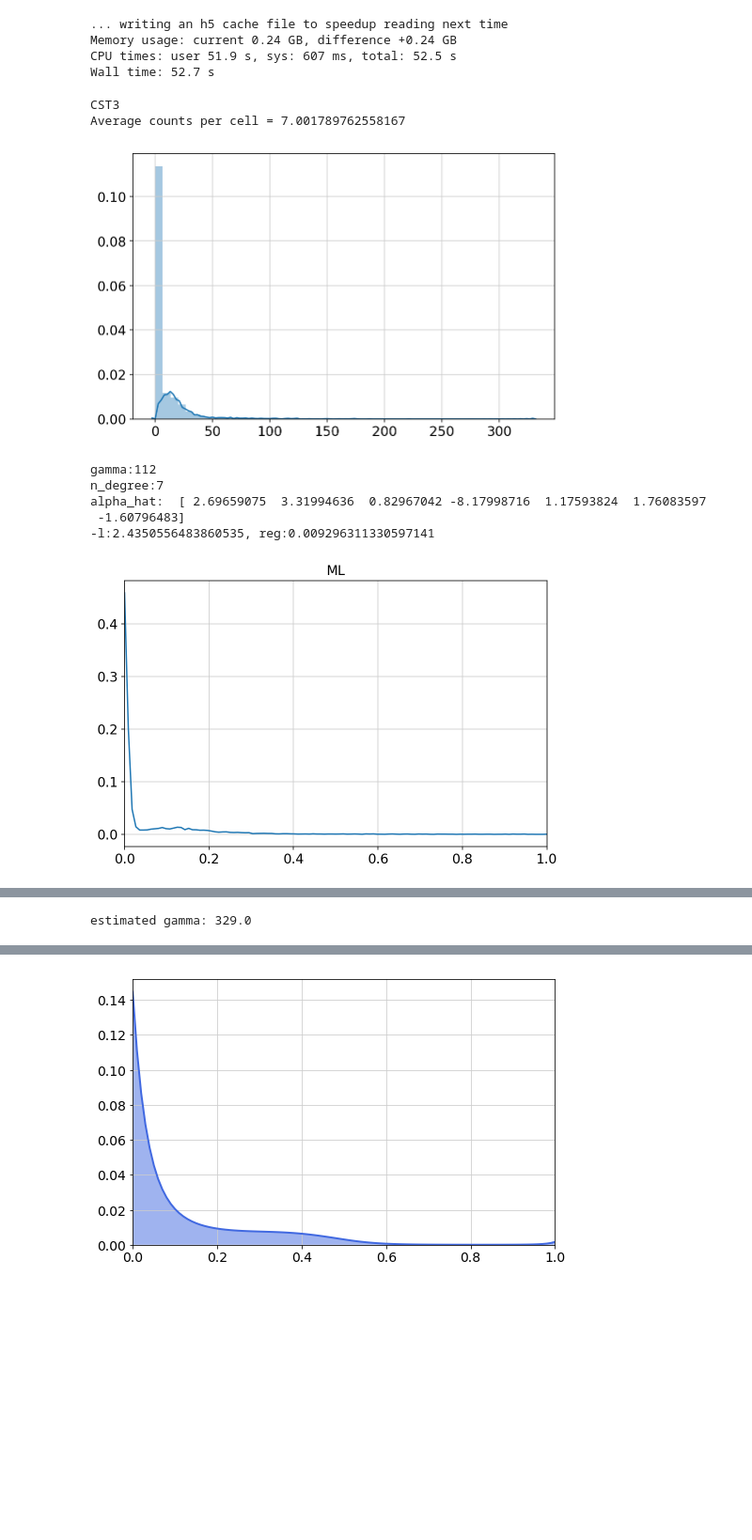
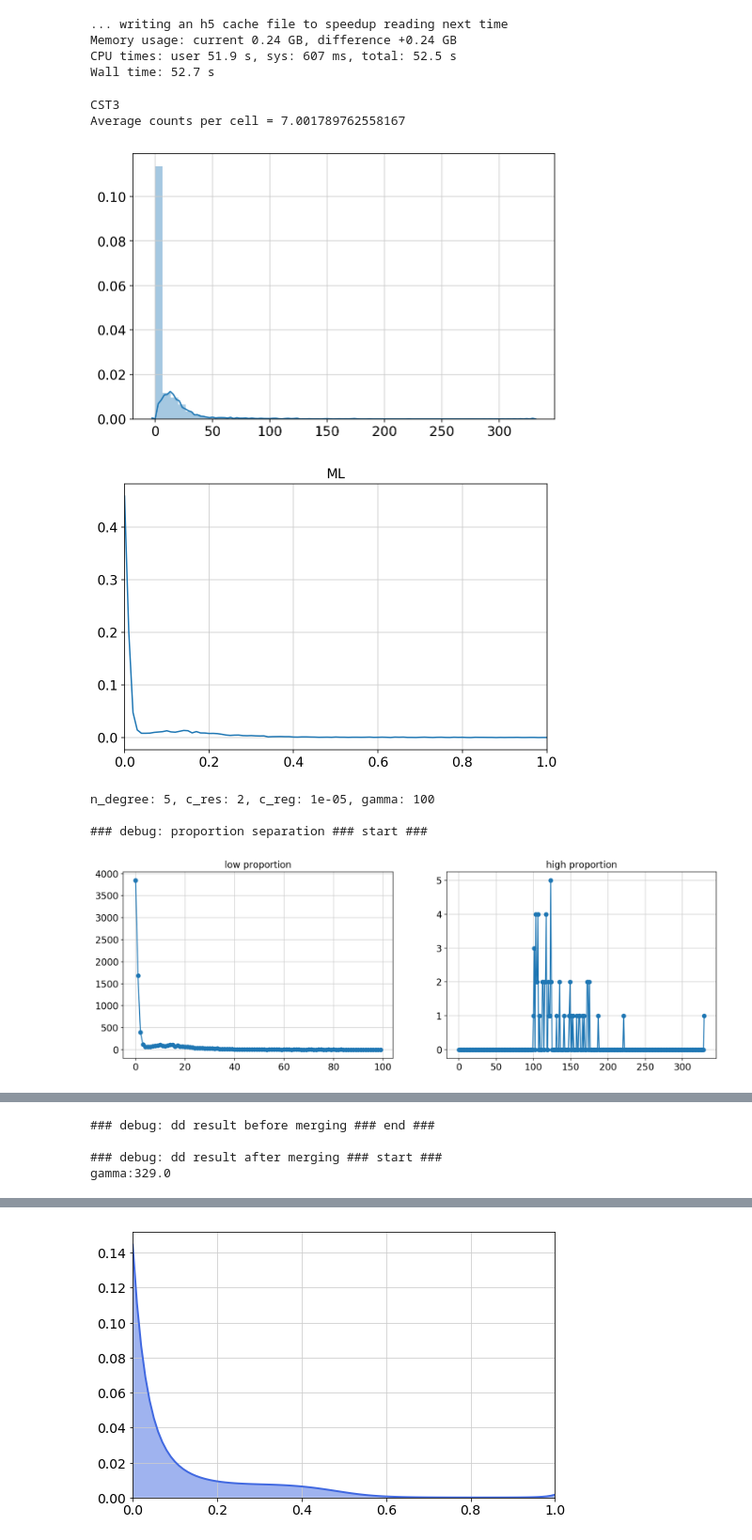
Before and after one commit to martinjzhang/single_cell_eb, a Jupyter notebook: VN_notebook001.ipynb, the cells around one changed output, grey strips where cells are left out. Shown at 94% size. Drawn from its saved outputs; the diff is of its cells as text; code cells hidden in the pictures; blank space fills up the shorter version.

```diff
--- a/VN_notebook001.ipynb
+++ b/VN_notebook001.ipynb
@@ -81,26 +81,26 @@ Wall time: 52.7 s
 # %%
 gene='CST3'
 Y=np.array(adata[:,gene].X,dtype=int)
 print(gene)
 print("Average counts per cell =",np.sum(Y)/len(Y))
 plt.figure(figsize=[8,5])
 sns.distplot(Y)
 plt.show()
 plt.figure(figsize=[8,5])
 p_hat_ml,ml_info=ml_1d(Y)
 plt.plot(ml_info['x'],p_hat_ml)
 plt.xlim([0,1])
 plt.title('ML')
+plt.show()
 
-p_hat,dd_info=dd_1d(Y,noise='poi',verbose=1,gamma=None)
+p_hat,dd_info=dd_1d(Y,noise='poi',verbose=1,gamma=None,debug_mode=True)
 print("estimated gamma:",dd_info['gamma'])
 # %% [output]
 CST3
 Average counts per cell = 7.001789762558167
 [figure]
+[figure]
-gamma:112
-n_degree:7
-alpha_hat:  [ 2.69659075  3.31994636  0.82967042 -8.17998716  1.17593824  1.76083597
- -1.60796483]
--l:2.4350556483860535, reg:0.009296311330597141
+n_degree: 5, c_res: 2, c_reg: 1e-05, gamma: 100
+
+### debug: proportion separation ### start ###
-[figure]
+[figure, new version]
@@ -109 +125,4 @@ alpha_hat:  [ 2.69659075  3.31994636  0.82967042 -8.17998716  1.17593824  1.7608
-estimated gamma: 329.0
+### debug: dd result before merging ### end ###
+
+### debug: dd result after merging ### start ###
+gamma:329.0
```
Also changed, not shown: parts of 3 cells of this notebook, 3 other files.
